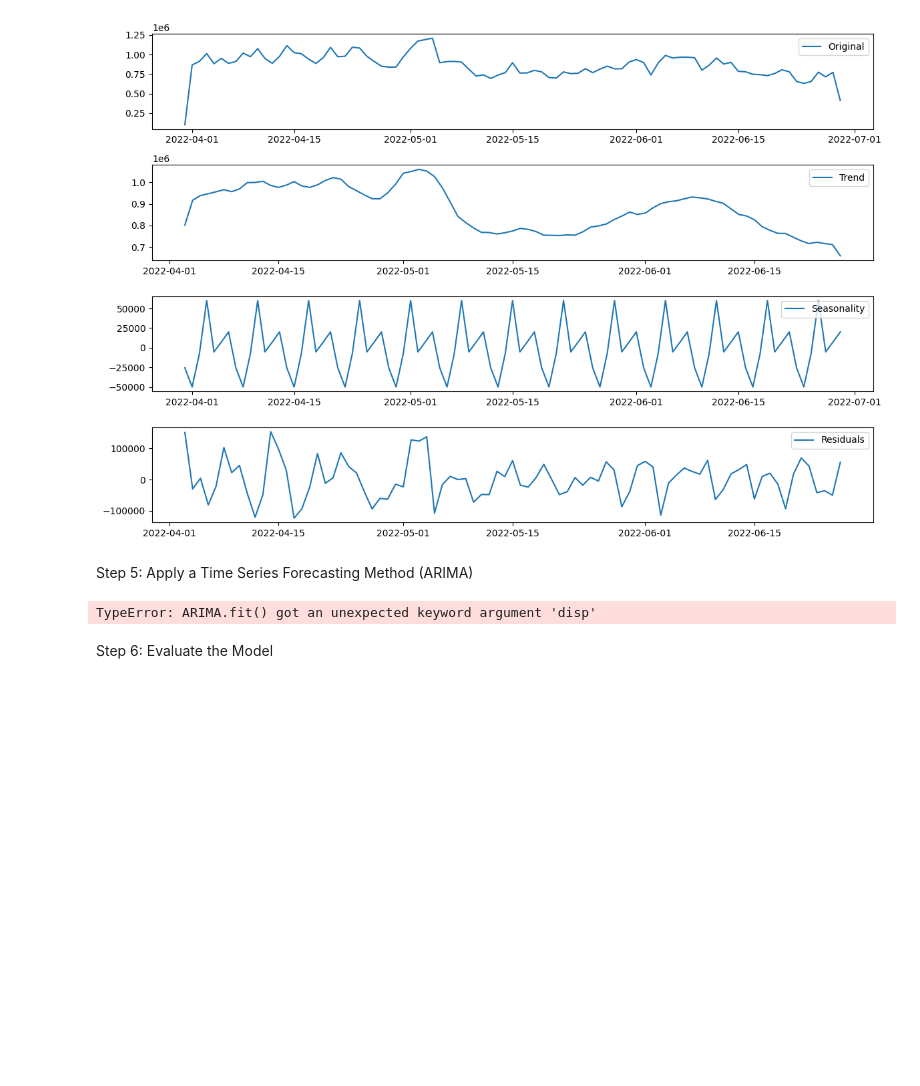
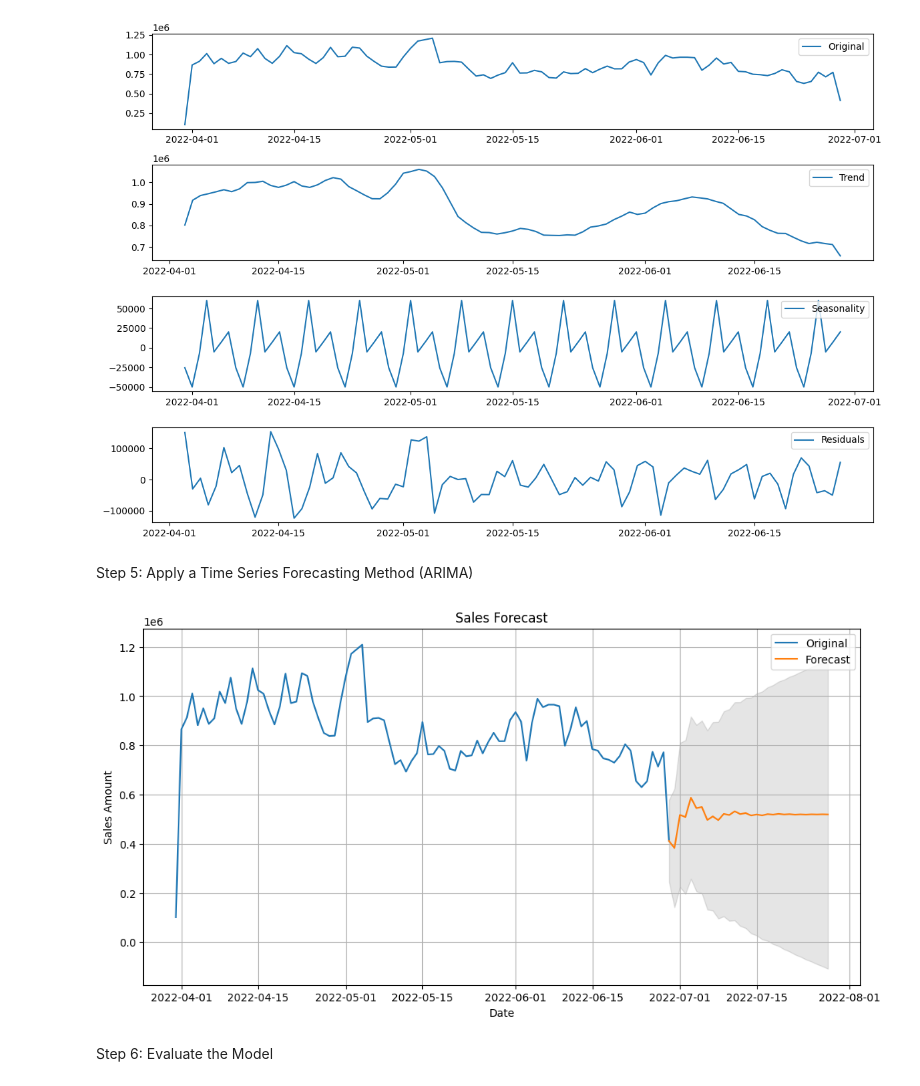
Before and after one commit to patrick-hsbr/fh_mtm_data_projekt_group1, a Jupyter notebook: data.ipynb, the cells around one changed output. Saved outputs shown, nothing was run; the diff lists cells and outputs as text; code cells hidden in the pictures; blank space fills up the shorter version.

```diff
--- a/data.ipynb
+++ b/data.ipynb
@@ -907,26 +907,29 @@ Step 5: Apply a Time Series Forecasting Method (ARIMA)
 # %%
 # Define the model
 model = ARIMA(daily_sales, order=(5, 1, 0))
 
 # Fit the model
-model_fit = model.fit(disp=0)
+model_fit = model.fit()
 
 # Make predictions
-forecast, stderr, conf_int = model_fit.forecast(steps=30)
+forecast = model_fit.get_forecast(steps=30)
+forecast_index = pd.date_range(start=daily_sales.index[-1], periods=30, freq='D')
+forecast_values = forecast.predicted_mean
+conf_int = forecast.conf_int()
 
 # Plot the forecast
 plt.figure(figsize=(12, 6))
 plt.plot(daily_sales, label='Original')
-plt.plot(pd.date_range(start=daily_sales.index[-1], periods=30, freq='D'), forecast, label='Forecast')
-plt.fill_between(pd.date_range(start=daily_sales.index[-1], periods=30, freq='D'), conf_int[:, 0], conf_int[:, 1], color='k', alpha=0.1)
+plt.plot(forecast_index, forecast_values, label='Forecast')
+plt.fill_between(forecast_index, conf_int.iloc[:, 0], conf_int.iloc[:, 1], color='k', alpha=0.1)
 plt.title('Sales Forecast')
 plt.xlabel('Date')
 plt.ylabel('Sales Amount')
 plt.legend(loc='best')
 plt.grid(True)
 plt.show()
 # %% [output]
-TypeError: ARIMA.fit() got an unexpected keyword argument 'disp'
+[figure, added]
 # %% [markdown]
 Step 6: Evaluate the Model
 # %%
```
Also changed, not shown: parts of 1 cell of this notebook.
